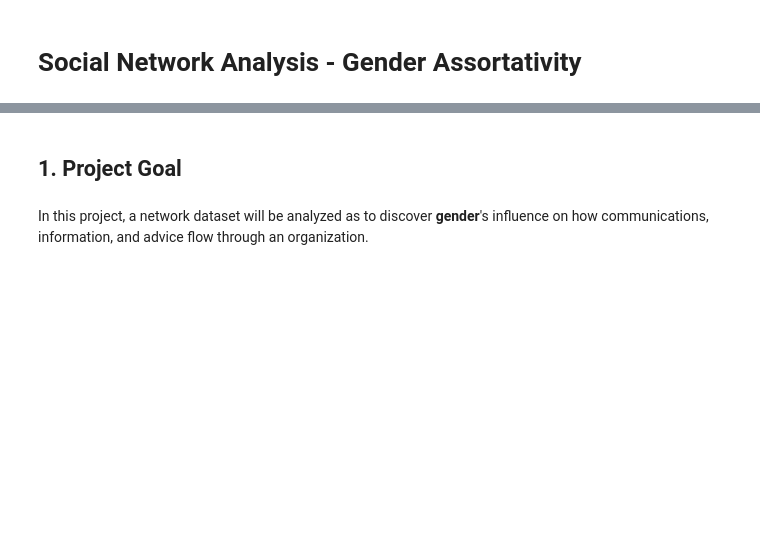
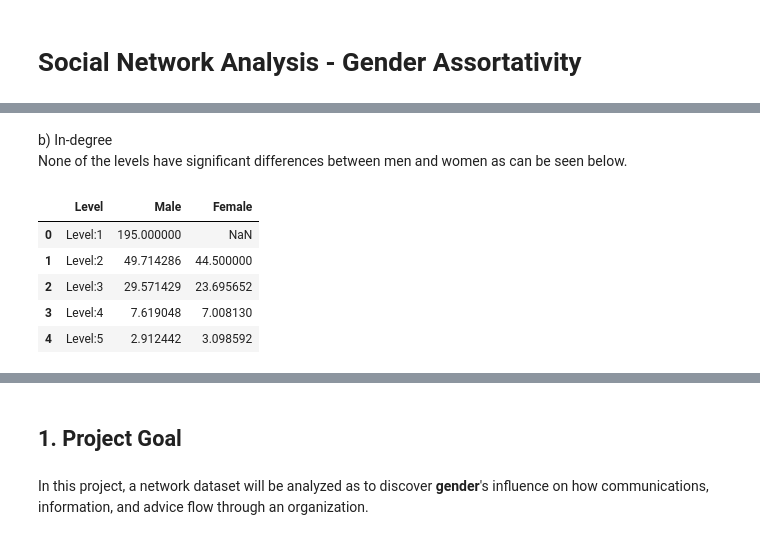
Before and after one commit to feelzoo/assortativity, a Jupyter notebook: Assortativity.ipynb, the cells around one changed output, grey strips where cells are left out. Drawn from its saved outputs; the diff is of its cells as text; code cells hidden in the pictures; blank space fills up the shorter version.

```diff
--- a/Assortativity.ipynb
+++ b/Assortativity.ipynb
@@ -2,0 +107,12 @@
+# %% [markdown]
+b) In-degree <br/>
+None of the levels have significant differences between men and women as can be seen below.
+# %%
+mean_degree_level_in_table
+# %% [output]
+|  | Level | Male | Female |
+| 0 | Level:1 | 195.000000 | NaN |
+| 1 | Level:2 | 49.714286 | 44.500000 |
+| 2 | Level:3 | 29.571429 | 23.695652 |
+| 3 | Level:4 | 7.619048 | 7.008130 |
+| 4 | Level:5 | 2.912442 | 3.098592 |
```
Also changed, not shown: parts of 49 cells of this notebook.
